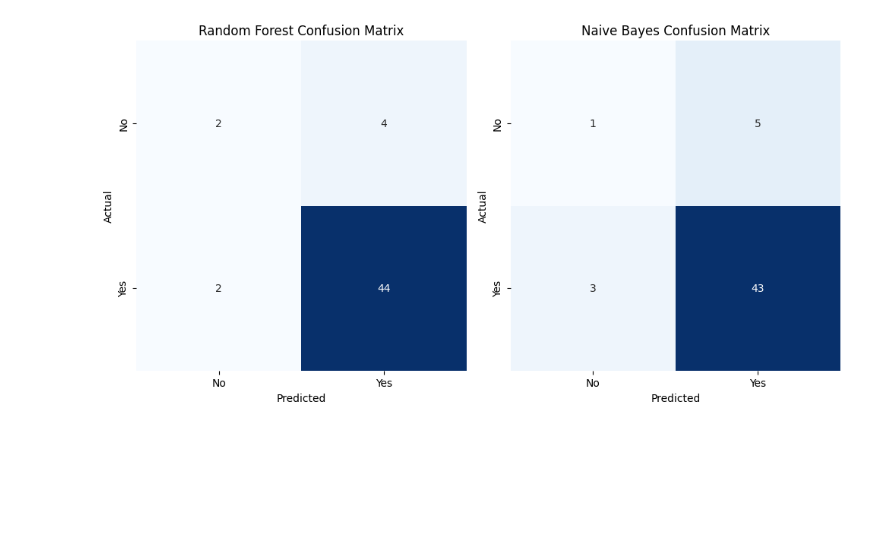
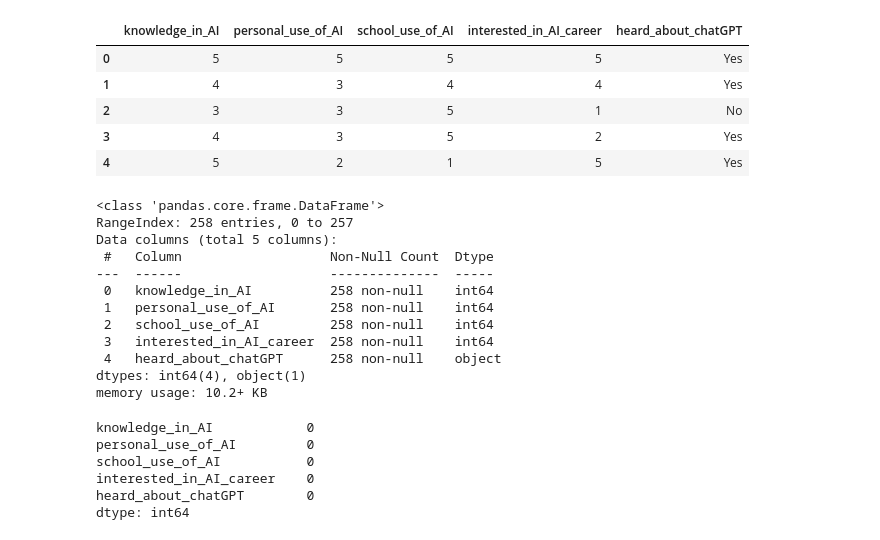
Before and after one commit to Andi6H/ML-College-Student-AI-Use-in-School, a Jupyter notebook: Faza 2/main.ipynb, the cells around one changed output. Drawn from its saved outputs; the diff is of its cells as text; code cells hidden in the pictures; blank space fills up the shorter version.

```diff
--- a/Faza 2/main.ipynb
+++ b/Faza 2/main.ipynb
@@ -218,27 +0,0 @@ weighted avg       0.82      0.85      0.83        52
-# %%
-from sklearn.metrics import confusion_matrix
-import seaborn as sns
-
-# Calculate confusion matrices
-cm_rf = confusion_matrix(y_test, y_pred)
-cm_nb = confusion_matrix(y_test, y_pred_nb)
-
-# Plot confusion matrix for Random Forest
-plt.figure(figsize=(10, 5))
-plt.subplot(1, 2, 1)
-sns.heatmap(cm_rf, annot=True, fmt="d", cmap="Blues", cbar=False, square=True, xticklabels=['No', 'Yes'], yticklabels=['No', 'Yes'])
-plt.title('Random Forest Confusion Matrix')
-plt.xlabel('Predicted')
-plt.ylabel('Actual')
-
-# Plot confusion matrix for Naive Bayes
-plt.subplot(1, 2, 2)
-sns.heatmap(cm_nb, annot=True, fmt="d", cmap="Blues", cbar=False, square=True, xticklabels=['No', 'Yes'], yticklabels=['No', 'Yes'])
-plt.title('Naive Bayes Confusion Matrix')
-plt.xlabel('Predicted')
-plt.ylabel('Actual')
-
-plt.tight_layout()
-plt.show()
-# %% [output]
-[figure, removed]
@@ -244,0 +7,52 @@ plt.show()
+# %%
+# Data collection
+train = pd.read_excel("../dataset/AI On-Campus Research Survey (Responses).xlsx", engine='openpyxl')
+# %%
+# Handling columns we don't need
+train = train.drop(['Timestamp'], axis = 1)
+train = train.drop(['What college are you in?'], axis = 1)
+# %%
+# Rename columns
+train.rename(columns={
+    'On a scale from 1 to 5, how would you rate your knowledge and understanding of Artificial Intelligence (AI)?': 'knowledge_in_AI',
+    'On a scale from 1 to 5, how often do you use Artificial Intelligence (AI) for personal use?': 'personal_use_of_AI',
+    'On a scale from 1 to 5, how often do you use Artificial Intelligence (AI) for school-related tasks?': 'school_use_of_AI',
+    'On a scale from 1 to 5, how interested are you in pursuing a career in Artificial Intelligence?': 'interested_in_AI_career',
+    'Do you know what Chat-GPT is?': 'heard_about_chatGPT'
+}, inplace=True)
+# %%
+# Top rows of the dataset
+train.head()
+# %% [output]
+|  | knowledge_in_AI | personal_use_of_AI | school_use_of_AI | interested_in_AI_career | heard_about_chatGPT |
+| 0 | 5 | 5 | 5 | 5 | Yes |
+| 1 | 4 | 3 | 4 | 4 | Yes |
+| 2 | 3 | 3 | 5 | 1 | No |
+| 3 | 4 | 3 | 5 | 2 | Yes |
+| 4 | 5 | 2 | 1 | 5 | Yes |
+# %%
+# Data types
+train.info()
+# %% [output]
+<class 'pandas.core.frame.DataFrame'>
+RangeIndex: 258 entries, 0 to 257
+Data columns (total 5 columns):
+ #   Column                   Non-Null Count  Dtype
+---  ------                   --------------  -----
+ 0   knowledge_in_AI          258 non-null    int64
+ 1   personal_use_of_AI       258 non-null    int64
+ 2   school_use_of_AI         258 non-null    int64
+ 3   interested_in_AI_career  258 non-null    int64
+ 4   heard_about_chatGPT      258 non-null    object
+dtypes: int64(4), object(1)
+memory usage: 10.2+ KB
+# %%
+# Identifying null values
+train.isnull().sum()
+# %% [output]
+knowledge_in_AI            0
+personal_use_of_AI         0
+school_use_of_AI           0
+interested_in_AI_career    0
+heard_about_chatGPT        0
+dtype: int64
```
Also changed, not shown: parts of 56 cells of this notebook.
